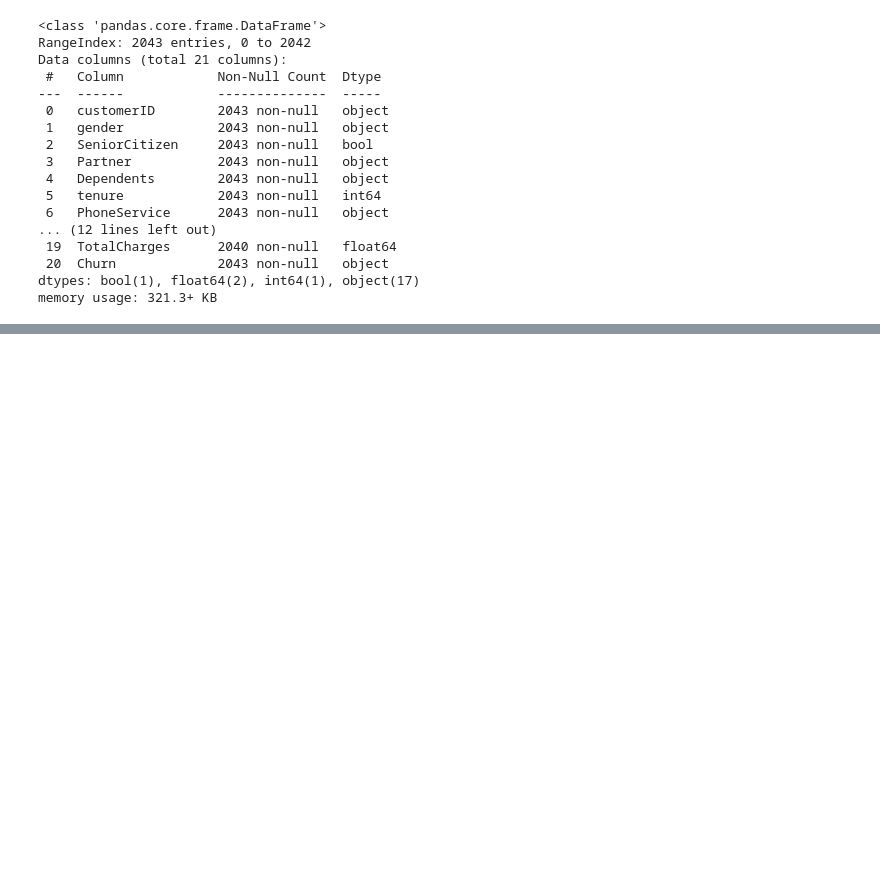
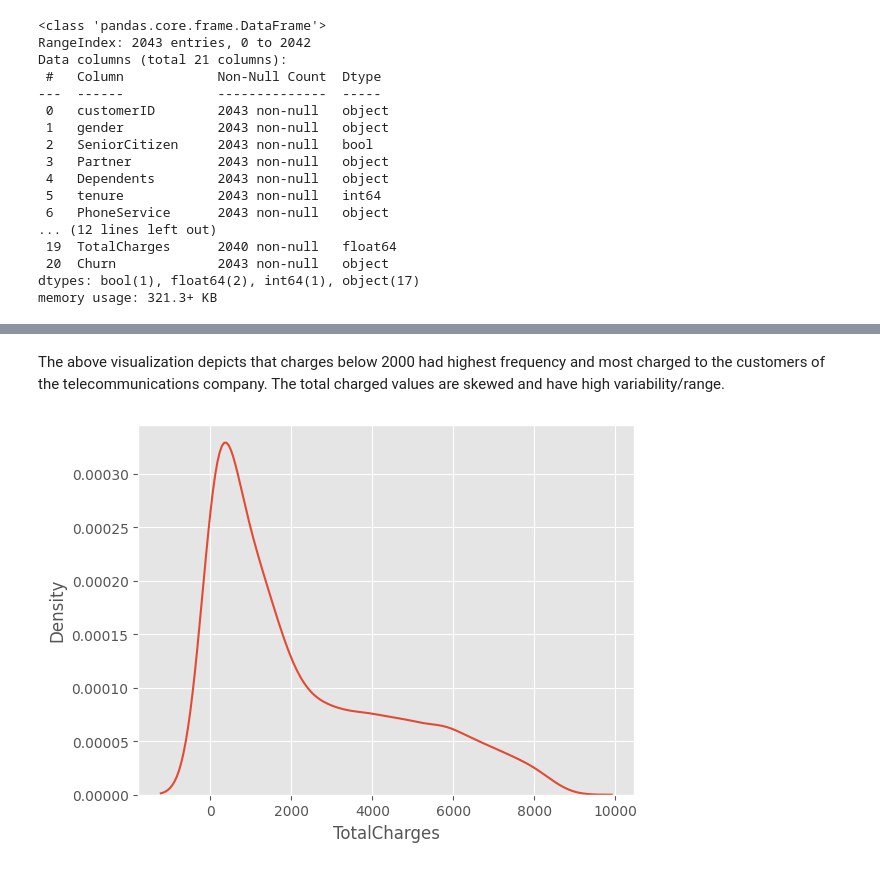
Before and after one commit to kaitany/Telecommunications-Churn-Analysis, a Jupyter notebook: Predicting_Customer_Churn.ipynb, the cells around one changed output, grey strips where cells are left out. Cells and saved outputs as stored; diff of their text form; code cells hidden in the pictures; blank space fills up the shorter version.

```diff
--- a/Predicting_Customer_Churn.ipynb
+++ b/Predicting_Customer_Churn.ipynb
@@ -1070,0 +1167,7 @@ data_2['TotalCharges'].isna().sum()
+# %% [markdown]
+The above visualization depicts that charges below 2000 had highest frequency and most charged to the customers of the telecommunications company. The total charged values are skewed and have high variability/range.
+# %%
+# A distribution plot to show the skewness in detail
+sns.kdeplot(x='TotalCharges', data=df);
+# %% [output]
+[figure, added]
```
Also changed, not shown: parts of 27 cells of this notebook.
